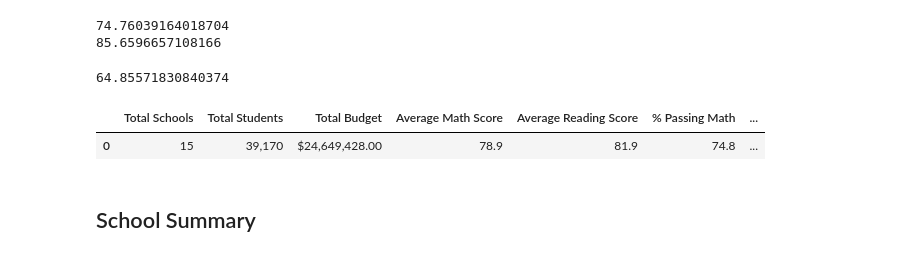
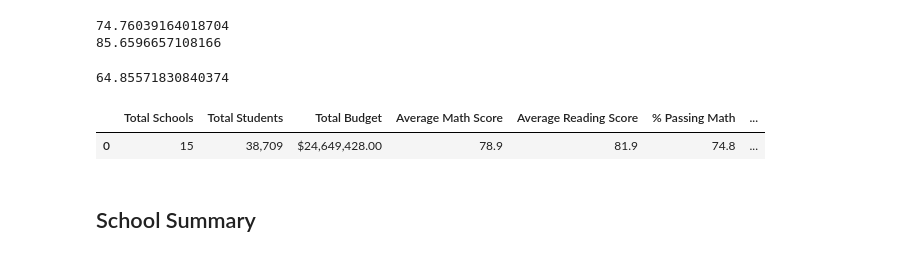
Before and after one commit to carolinestyc/School_District_Analysis, a Jupyter notebook: PyCitySchools_Challenge.ipynb, the cells around one changed output. Drawn from its saved outputs; the diff is of its cells as text; code cells hidden in the pictures.

```diff
--- a/PyCitySchools_Challenge.ipynb
+++ b/PyCitySchools_Challenge.ipynb
@@ -89,16 +96,17 @@ average_math_score = school_data_complete_df["math_score"].mean()
 # %%
 # Step 1. Get the number of students that are in ninth grade at Thomas High School.
 # These students have no grades.
-ths_9 = student_data_df.loc[(student_data_df["school_name"] == "Thomas High School") &
-        (student_data_df["grade"] == "9th"), "student_name"].count()
+ths_9 = student_data_df.loc[(student_data_df["school_name"] == "Thomas High School") & (student_data_df["grade"] == "9th"), "student_name"].count()
+# print(ths_9)
 
 # Get the total student count
 student_count = school_data_complete_df["Student ID"].count()
+# print(student_count)
 
 # Step 2. Subtract the number of students that are in ninth grade at
 # Thomas High School from the total student count to get the new total student count.
-new_student_count = student_count - ths_9
-new_student_count
+student_count = student_count - ths_9
+student_count
 # %% [output]
 38709
 # %%
@@ -107,10 +115,10 @@ passing_math_count = school_data_complete_df[(school_data_complete_df["math_scor
 passing_reading_count = school_data_complete_df[(school_data_complete_df["reading_score"] >= 70)].count()["student_name"]
 # %%
 # Step 3. Calculate the passing percentages with the new total student count.
-new_passing_math_percentage = passing_math_count / new_student_count * 100
-new_passing_reading_percentage =  passing_reading_count / new_student_count * 100
-print(new_passing_math_percentage)
-print(new_passing_reading_percentage)
+passing_math_percentage = passing_math_count / student_count * 100
+passing_reading_percentage =  passing_reading_count / student_count * 100
+print(passing_math_percentage)
+print(passing_reading_percentage)
 # %% [output]
 74.76039164018704
 85.6596657108166
@@ -123,38 +131,40 @@ passing_math_reading = school_data_complete_df[(school_data_complete_df["math_sc
 overall_passing_math_reading_count = passing_math_reading["student_name"].count()
 
 # Step 4.Calculate the overall passing percentage with new total student count.
-new_overall_passing_percentage = overall_passing_math_reading_count / new_student_count * 100
-new_overall_passing_percentage
+overall_passing_percentage = overall_passing_math_reading_count / student_count * 100
+overall_passing_percentage
 # %% [output]
 64.85571830840374
 # %%
 # Create a DataFrame
 district_summary_df = pd.DataFrame(
-    [{"Total Schools": school_count,
-        "Total Students": student_count,
-        "Total Budget": total_budget,
-        "Average Math Score": average_math_score,
-        "Average Reading Score": average_reading_score,
-        "% Passing Math": new_passing_math_percentage,
-        "% Passing Reading": new_passing_reading_percentage,
-        "% Overall Passing": new_overall_passing_percentage}])
+          [{"Total Schools": school_count,
+          "Total Students": student_count,
+          "Total Budget": total_budget,
+          "Average Math Score": average_math_score,
+          "Average Reading Score": average_reading_score,
+          "% Passing Math": passing_math_percentage,
+         "% Passing Reading": passing_reading_percentage,
+        "% Overall Passing": overall_passing_percentage}])
+
+
 
 # Format the "Total Students" to have the comma for a thousands separator.
 district_summary_df["Total Students"] = district_summary_df["Total Students"].map("{:,}".format)
 # Format the "Total Budget" to have the comma for a thousands separator, a decimal separator and a "$".
 district_summary_df["Total Budget"] = district_summary_df["Total Budget"].map("${:,.2f}".format)
 # Format the columns.
 district_summary_df["Average Math Score"] = district_summary_df["Average Math Score"].map("{:.1f}".format)
 district_summary_df["Average Reading Score"] = district_summary_df["Average Reading Score"].map("{:.1f}".format)
 district_summary_df["% Passing Math"] = district_summary_df["% Passing Math"].map("{:.1f}".format)
 district_summary_df["% Passing Reading"] = district_summary_df["% Passing Reading"].map("{:.1f}".format)
 district_summary_df["% Overall Passing"] = district_summary_df["% Overall Passing"].map("{:.1f}".format)
 
 # Display the data frame
 district_summary_df
 # %% [output]
 |  | Total Schools | Total Students | Total Budget | Average Math Score | Average Reading Score | % Passing Math | ... |
-| 0 | 15 | 39,170 | $24,649,428.00 | 78.9 | 81.9 | 74.8 | ... |
+| 0 | 15 | 38,709 | $24,649,428.00 | 78.9 | 81.9 | 74.8 | ... |
 # %% [markdown]
 ##  School Summary
 # %%
```
Also changed, not shown: parts of 21 cells of this notebook.
